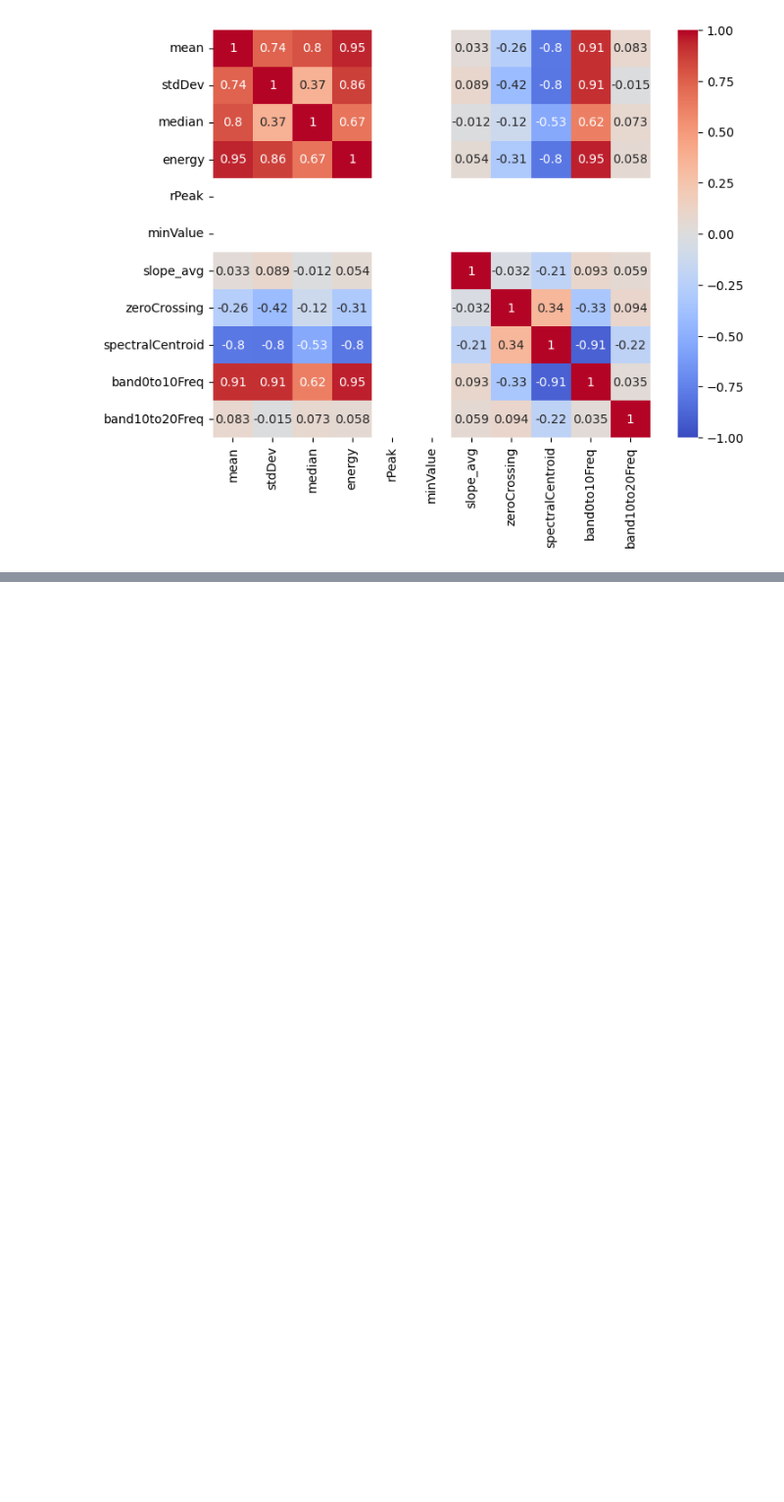
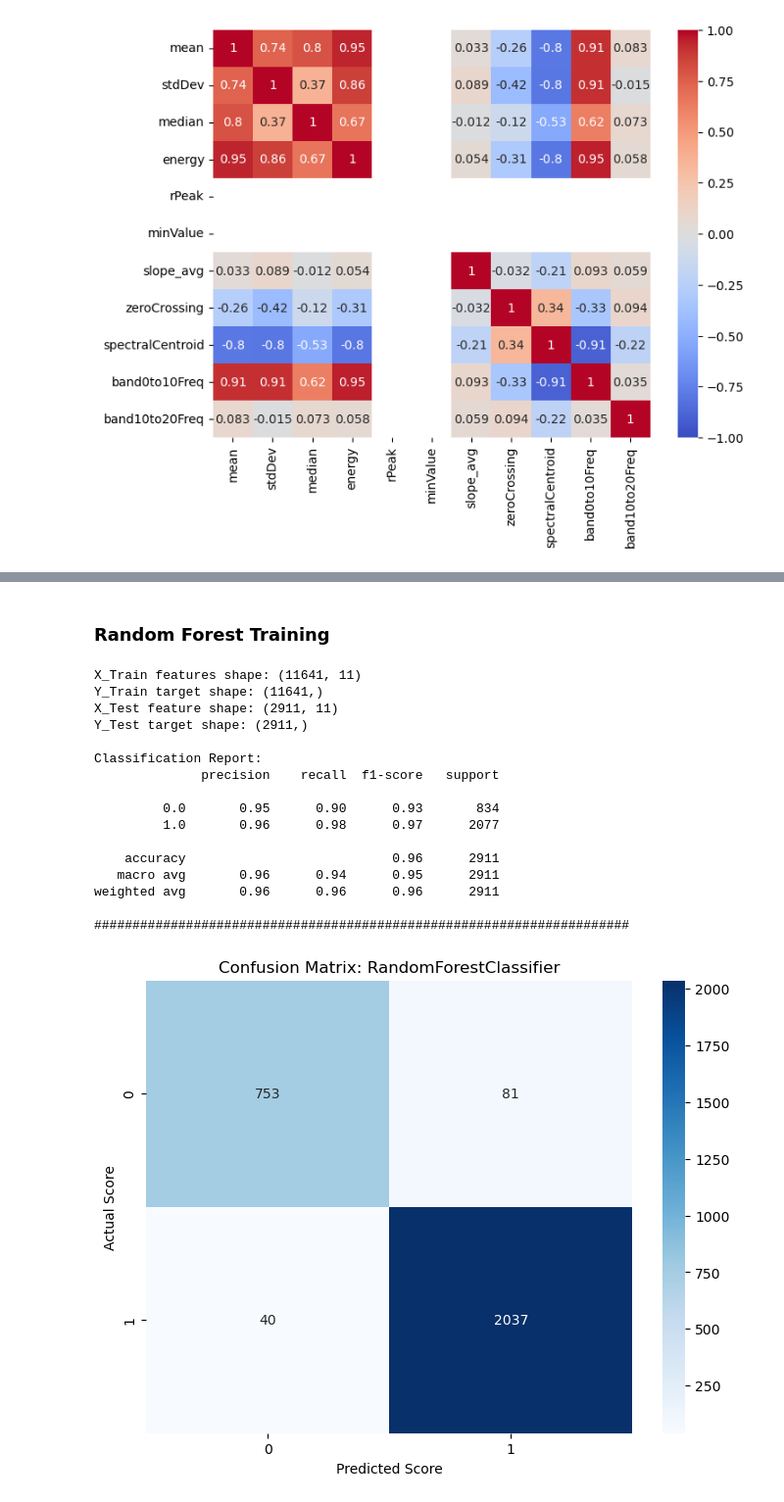
Before and after one commit to Shenukp1/MachineLearningPortfolio, a Jupyter notebook: ECG_Classification/EDA_V3.ipynb, the cells around one changed output, grey strips where cells are left out. Shown at 98% size. Saved outputs shown, nothing was run; the diff lists cells and outputs as text; code cells hidden in the pictures; blank space fills up the shorter version.

```diff
--- a/ECG_Classification/EDA_V3.ipynb
+++ b/ECG_Classification/EDA_V3.ipynb
@@ -618,0 +734,4 @@ plt.show()
+# %%
+top_corr_features = get_high_correlation_features(
+    corr_matrix=corr_matrix_catch22, p_value_greater_than=0.7
+)
@@ -618,0 +818,7 @@ plt.show()
+# %%
+selected_features = best_feature_with_RFE(
+    X=catch22_feature_df,
+    y=y,
+    n_features_to_select=len(top_corr_features),
+    random_state=RANDOM_SEED,
+)
@@ -618,0 +903,23 @@ plt.show()
+# %% [markdown]
+### Random Forest Training
+# %%
+rfc_model = RandomForestClassifier(random_state=RANDOM_SEED, n_jobs=-1)
+model_pipeline(X=catch22_feature_df, y=y,model=rfc_model,selected_features=selected_features)
+# %% [output]
+X_Train features shape: (11641, 11)
+Y_Train target shape: (11641,)
+X_Test feature shape: (2911, 11)
+Y_Test target shape: (2911,)
+
+Classification Report:
+              precision    recall  f1-score   support
+
+         0.0       0.95      0.90      0.93       834
+         1.0       0.96      0.98      0.97      2077
+
+    accuracy                           0.96      2911
+   macro avg       0.96      0.94      0.95      2911
+weighted avg       0.96      0.96      0.96      2911
+
+######################################################################
+[figure, added]
```
Also changed, not shown: parts of 14 cells of this notebook, 7 other files.
